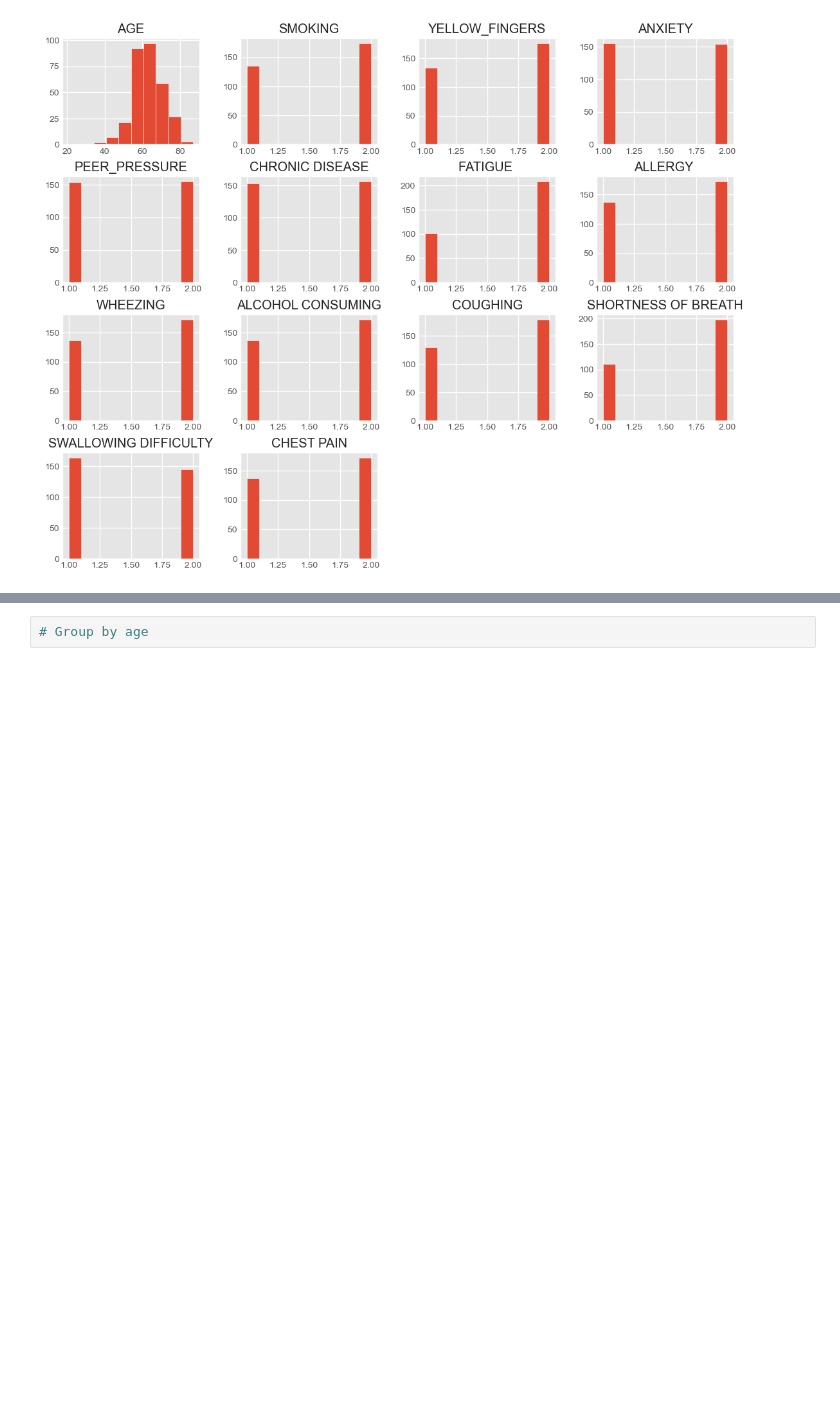
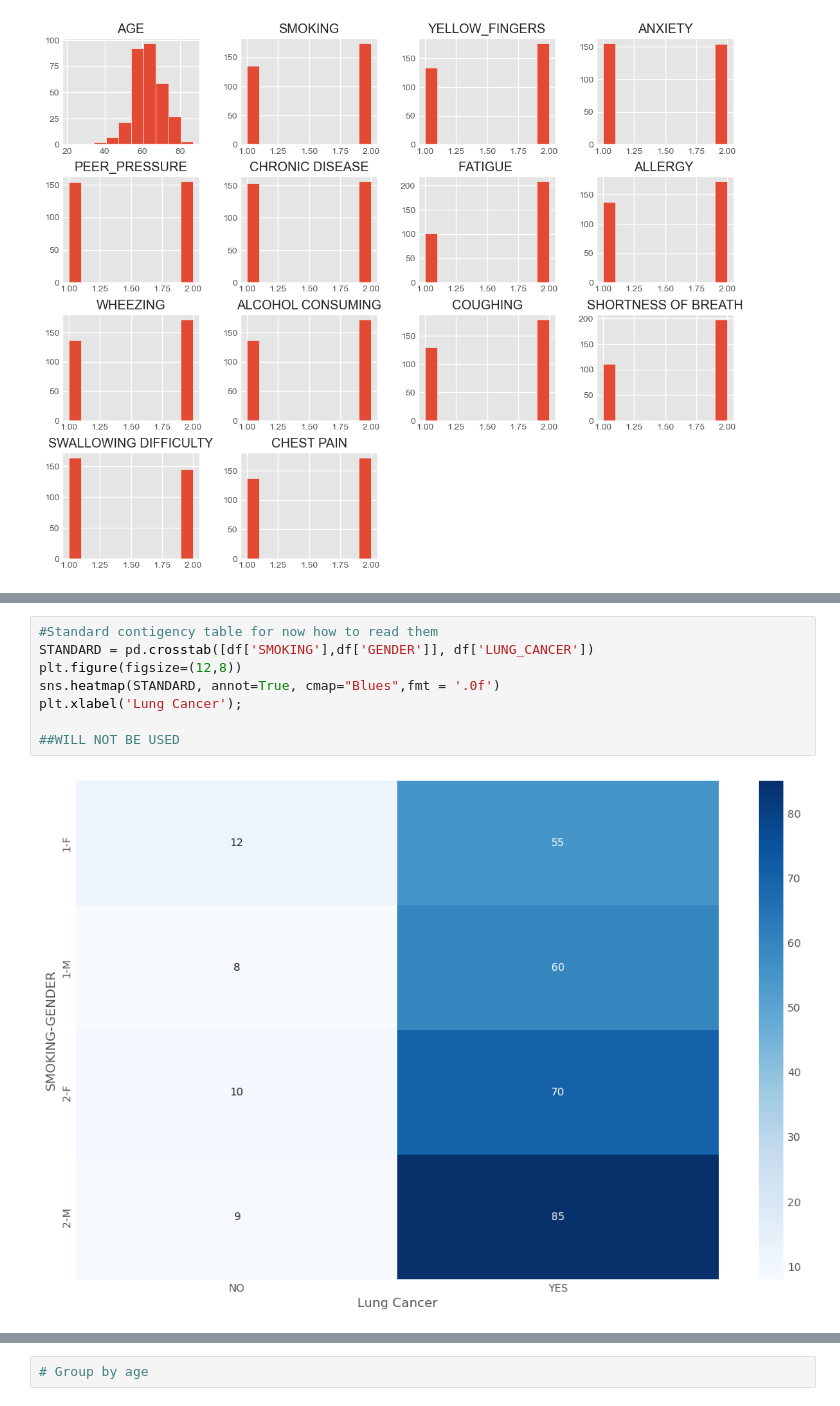
Before and after one commit to jre8301/Data-Dive-1, a Jupyter notebook: main.ipynb, the cells around one changed output, grey strips where cells are left out. Drawn from its saved outputs; the diff is of its cells as text; blank space fills up the shorter version.

```diff
--- a/main.ipynb
+++ b/main.ipynb
@@ -77,0 +118,10 @@ plt.show()
+# %%
+#Standard contigency table for now how to read them
+STANDARD = pd.crosstab([df['SMOKING'],df['GENDER']], df['LUNG_CANCER'])
+plt.figure(figsize=(12,8))
+sns.heatmap(STANDARD, annot=True, cmap="Blues",fmt = '.0f')
+plt.xlabel('Lung Cancer');
+
+##WILL NOT BE USED
+# %% [output]
+[figure, added]
```
Also changed, not shown: parts of 12 cells of this notebook.
